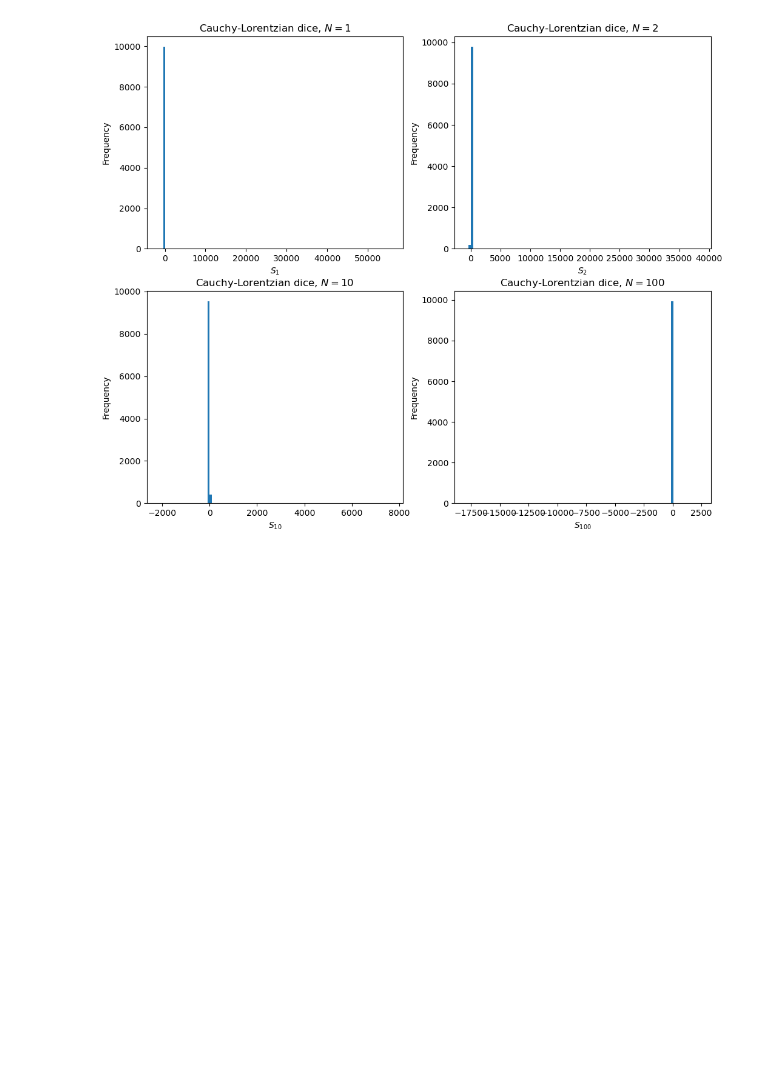
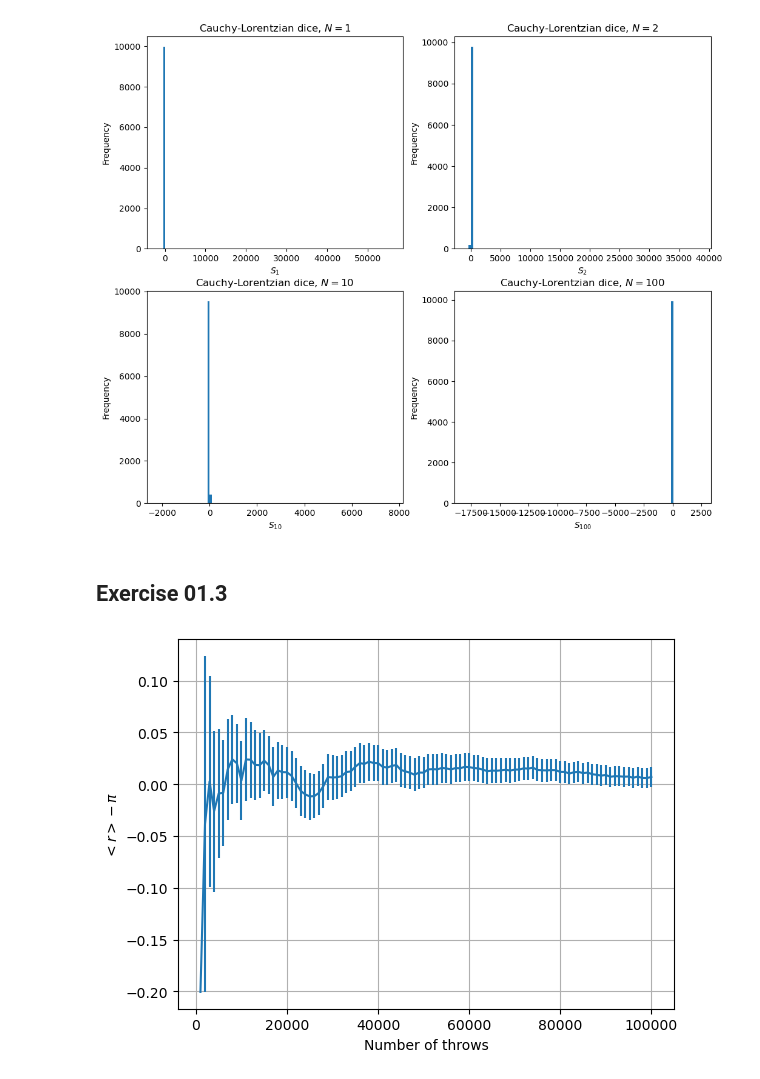
Before and after one commit to stevelonny/labsimnum, a Jupyter notebook: notebooks/exercise_01.ipynb, the cells around one changed output. Saved outputs shown, nothing was run; the diff lists cells and outputs as text; code cells hidden in the pictures; blank space fills up the shorter version.

```diff
--- a/notebooks/exercise_01.ipynb
+++ b/notebooks/exercise_01.ipynb
@@ -85,3 +85,16 @@ for dist in range(3):
 [figure]
 [figure]
 [figure]
+# %% [markdown]
+## Exercise 01.3
+# %%
+
+n_throws, cum_avg, block_error = np.loadtxt("../data/ex_01.3.dat", unpack=True, usecols=(0,1,2))
+
+plt.errorbar(n_throws, cum_avg-np.pi, yerr=block_error)
+plt.xlabel('Number of throws')
+plt.ylabel("$<r>-\pi$")
+plt.grid(True)
+plt.show()
+# %% [output]
+[figure, added]
```
Also changed, not shown: 6 other files.
